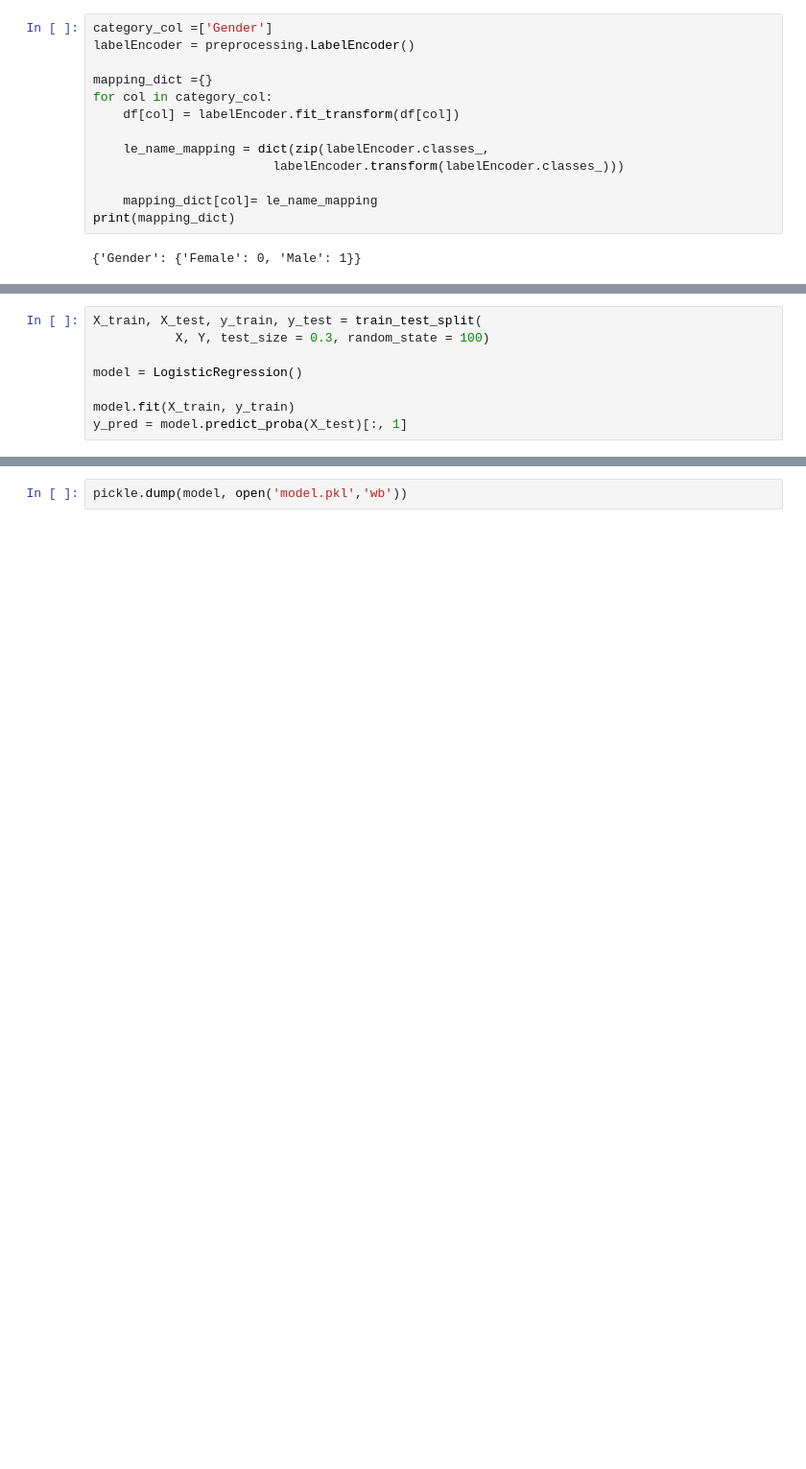
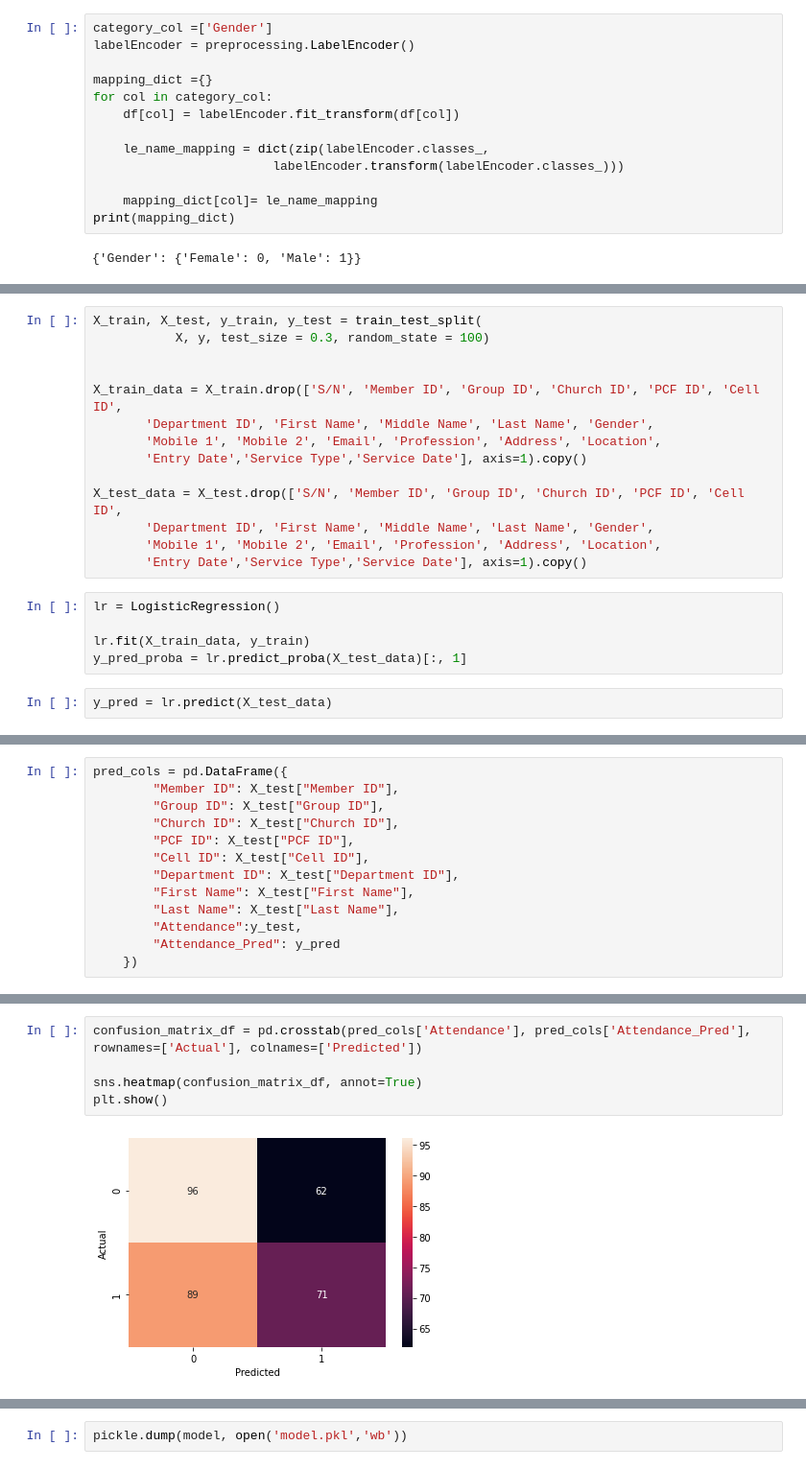
Before and after one commit to makpevwei/attendance_prediction, a Jupyter notebook: Competition.ipynb, the cells around one changed output, grey strips where cells are left out. Shown at 96% size. Drawn from its saved outputs; the diff is of its cells as text; blank space fills up the shorter version.

```diff
--- a/Competition.ipynb
+++ b/Competition.ipynb
@@ -230,8 +214,21 @@ Index(['Gender', 'Weather Condition', 'Service Day', 'Service Time',
 # %%
 X_train, X_test, y_train, y_test = train_test_split(
-           X, Y, test_size = 0.3, random_state = 100)
+           X, y, test_size = 0.3, random_state = 100)
 
-model = LogisticRegression()
 
-model.fit(X_train, y_train)
-y_pred = model.predict_proba(X_test)[:, 1]
+X_train_data = X_train.drop(['S/N', 'Member ID', 'Group ID', 'Church ID', 'PCF ID', 'Cell ID',
+       'Department ID', 'First Name', 'Middle Name', 'Last Name', 'Gender',
+       'Mobile 1', 'Mobile 2', 'Email', 'Profession', 'Address', 'Location',
+       'Entry Date','Service Type','Service Date'], axis=1).copy()
+
+X_test_data = X_test.drop(['S/N', 'Member ID', 'Group ID', 'Church ID', 'PCF ID', 'Cell ID',
+       'Department ID', 'First Name', 'Middle Name', 'Last Name', 'Gender',
+       'Mobile 1', 'Mobile 2', 'Email', 'Profession', 'Address', 'Location',
+       'Entry Date','Service Type','Service Date'], axis=1).copy()
+# %%
+lr = LogisticRegression()
+
+lr.fit(X_train_data, y_train)
+y_pred_proba = lr.predict_proba(X_test_data)[:, 1]
+# %%
+y_pred = lr.predict(X_test_data)
@@ -237,0 +275,13 @@ y_pred = model.predict_proba(X_test)[:, 1]
+# %%
+pred_cols = pd.DataFrame({
+        "Member ID": X_test["Member ID"],
+        "Group ID": X_test["Group ID"],
+        "Church ID": X_test["Church ID"],
+        "PCF ID": X_test["PCF ID"],
+        "Cell ID": X_test["Cell ID"],
+        "Department ID": X_test["Department ID"],
+        "First Name": X_test["First Name"],
+        "Last Name": X_test["Last Name"],
+        "Attendance":y_test,
+        "Attendance_Pred": y_pred
+    })
@@ -237,0 +310,7 @@ y_pred = model.predict_proba(X_test)[:, 1]
+# %%
+confusion_matrix_df = pd.crosstab(pred_cols['Attendance'], pred_cols['Attendance_Pred'], rownames=['Actual'], colnames=['Predicted'])
+
+sns.heatmap(confusion_matrix_df, annot=True)
+plt.show()
+# %% [output]
+[figure, added]
```
Also changed, not shown: parts of 33 cells of this notebook, 1 other file.
